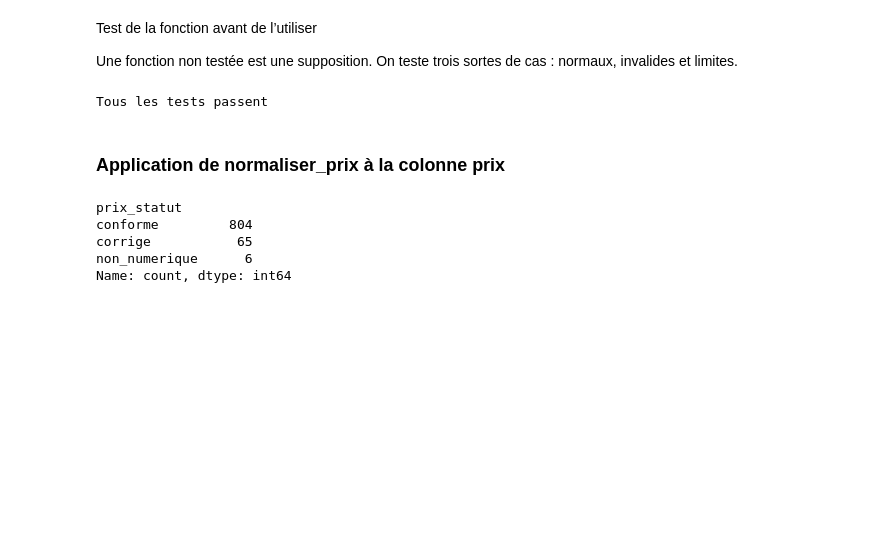
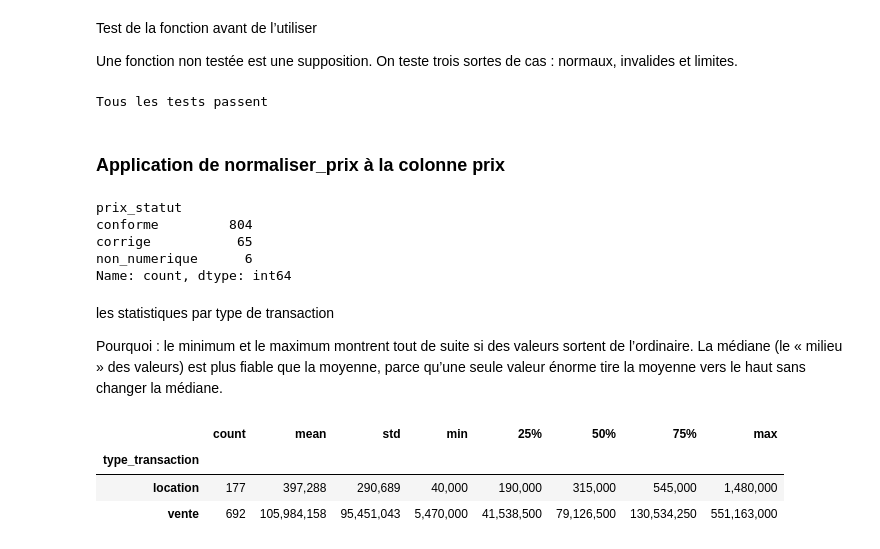
Before and after one commit to moussambkdiaby/immo-analyse, a Jupyter notebook: notebooks/00_profilage.ipynb, the cells around one changed output. Saved outputs shown, nothing was run; the diff lists cells and outputs as text; code cells hidden in the pictures; blank space fills up the shorter version.

Commit message:
Plateforme : prix normalisé et premières statistiques ventes/locations

```diff
--- a/notebooks/00_profilage.ipynb
+++ b/notebooks/00_profilage.ipynb
@@ -318,3 +318,24 @@ conforme         804
 corrige           65
 non_numerique      6
 Name: count, dtype: int64
+# %% [markdown]
+les statistiques par type de transaction
+
+Pourquoi : le minimum et le maximum montrent tout de suite si des valeurs sortent de l’ordinaire. La médiane (le « milieu » des valeurs) est plus fiable que la moyenne, parce qu’une seule valeur énorme tire la moyenne vers le haut sans changer la médiane.
+# %%
+# On rapproche le statut de transaction du prix normalisé, dans un tableau de travail.
+# assign() crée une copie : ni plateforme ni prix_norm ne sont modifiés.
+tableau = prix_norm.assign(type_transaction=plateforme["type_transaction"])
+
+# Par défaut, Pandas affiche les grands nombres en notation scientifique (illisible).
+# Ce réglage affiche des entiers avec séparateur de milliers, partout dans le notebook.
+pd.set_option("display.float_format", "{:,.0f}".format)
+
+# groupby : un bloc de statistiques par type de transaction.
+# describe() donne : count, mean (moyenne), std, min, 25 %, 50 % (médiane), 75 %, max.
+tableau.groupby("type_transaction")["prix_num"].describe()
+# %% [output]
+|  | count | mean | std | min | 25% | 50% | 75% | max |
+| type_transaction |  |  |  |  |  |  |  |  |
+| location | 177 | 397,288 | 290,689 | 40,000 | 190,000 | 315,000 | 545,000 | 1,480,000 |
+| vente | 692 | 105,984,158 | 95,451,043 | 5,470,000 | 41,538,500 | 79,126,500 | 130,534,250 | 551,163,000 |
```
Also changed, not shown: parts of 3 cells of this notebook.
